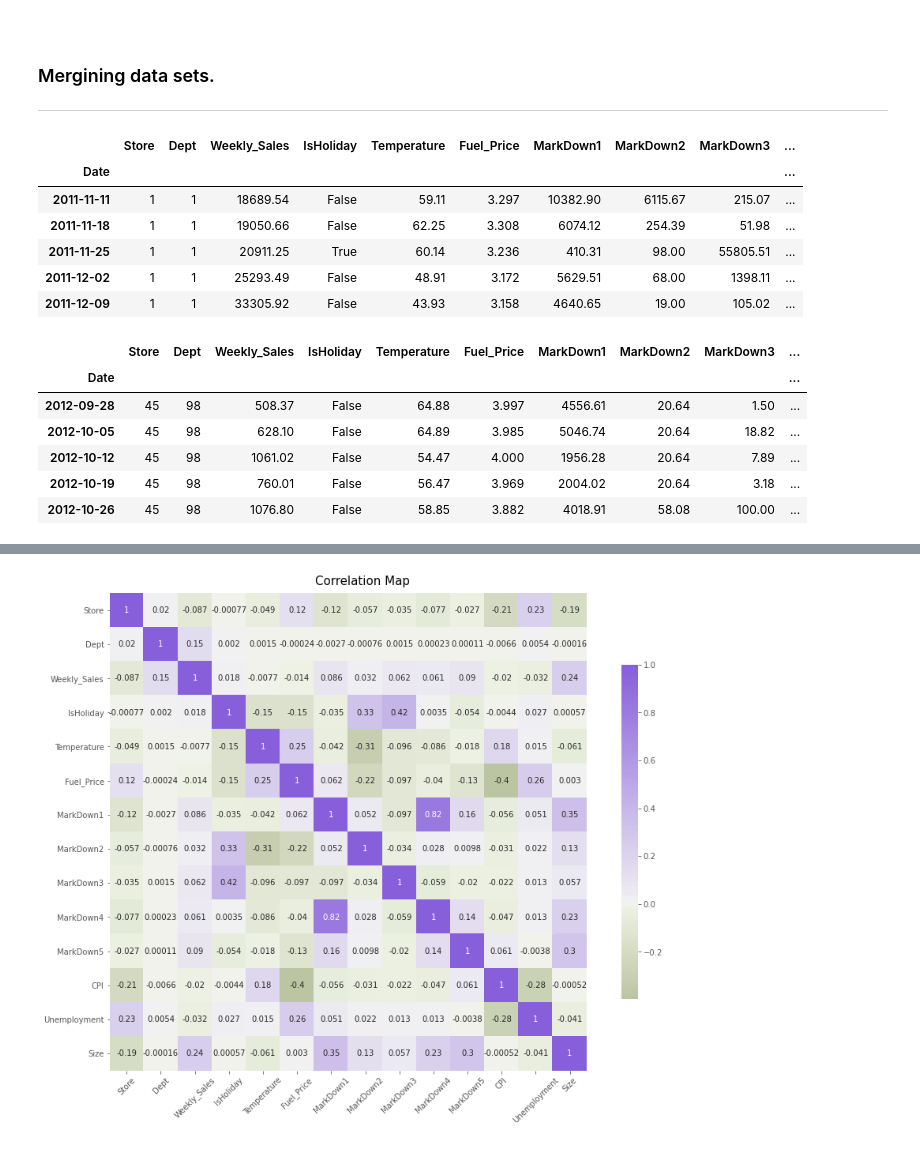
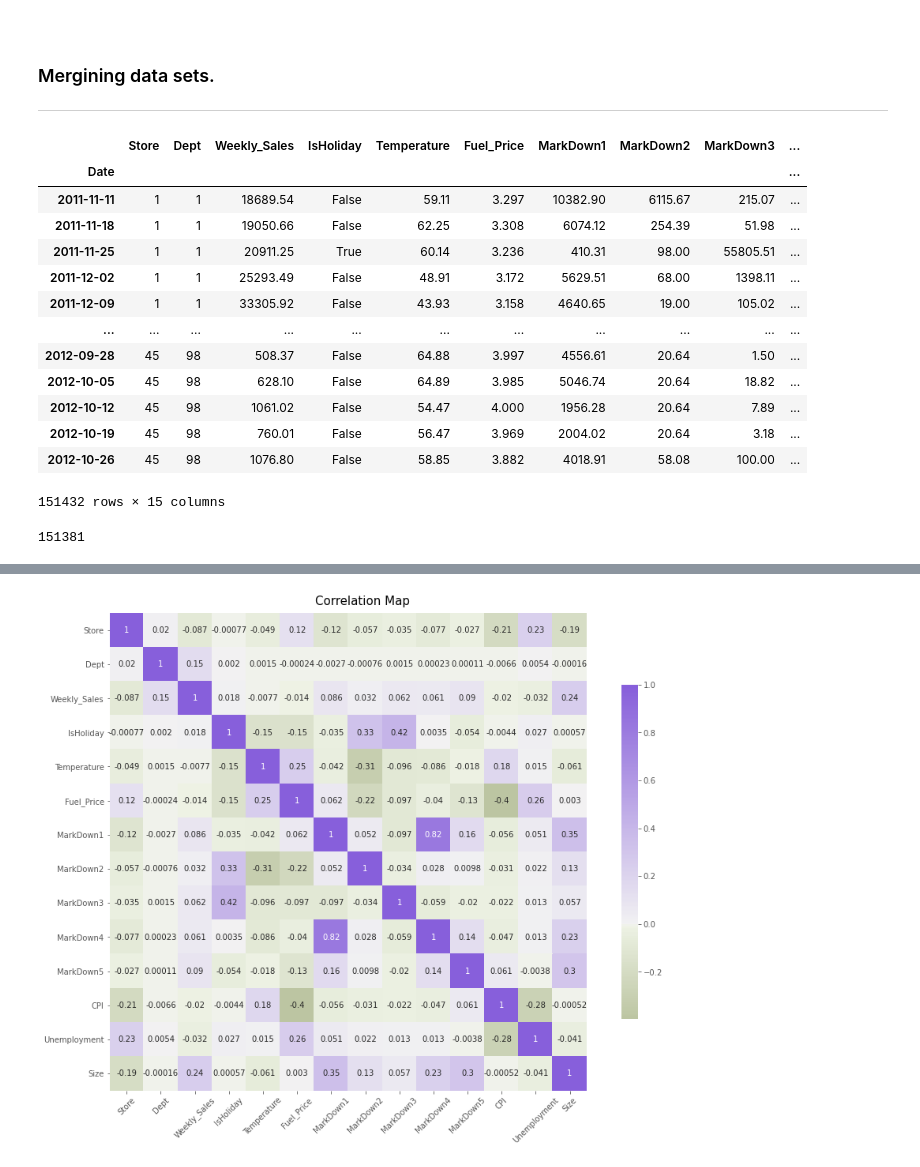
Before and after one commit to olgarozhdestvina/Sales-Forecasting, a Jupyter notebook: Sales Forecasting using Walmart Dataset.ipynb, the cells around one changed output, grey strips where cells are left out. Cells and saved outputs as stored; diff of their text form; code cells hidden in the pictures.

```diff
--- a/Sales Forecasting using Walmart Dataset.ipynb
+++ b/Sales Forecasting using Walmart Dataset.ipynb
@@ -446,26 +422,30 @@ ___
 # %%
 # Merge the dataframes into one.
 df = train.merge(features_train, on=['Store', 'IsHoliday', 'Date'],how='left').dropna()
 df = df.merge(cleaned_stores, on=['Store'], how='left')
-df['Date']=pd.to_datetime(df['Date'],infer_datetime_format=True)
+
+# Timedelta
+#df['Date'] = df['Date'] + pd.to_timedelta(df.groupby('Date').cumcount(), unit='m')
 df=df.set_index(['Date'])
+
 # Display the new dataframe with a date index.
-df.head()
+df
 # %% [output]
 |  | Store | Dept | Weekly_Sales | IsHoliday | Temperature | Fuel_Price | MarkDown1 | MarkDown2 | MarkDown3 | ... |
 | Date |  |  |  |  |  |  |  |  |  | ... |
 | 2011-11-11 | 1 | 1 | 18689.54 | False | 59.11 | 3.297 | 10382.90 | 6115.67 | 215.07 | ... |
 | 2011-11-18 | 1 | 1 | 19050.66 | False | 62.25 | 3.308 | 6074.12 | 254.39 | 51.98 | ... |
 | 2011-11-25 | 1 | 1 | 20911.25 | True | 60.14 | 3.236 | 410.31 | 98.00 | 55805.51 | ... |
 | 2011-12-02 | 1 | 1 | 25293.49 | False | 48.91 | 3.172 | 5629.51 | 68.00 | 1398.11 | ... |
 | 2011-12-09 | 1 | 1 | 33305.92 | False | 43.93 | 3.158 | 4640.65 | 19.00 | 105.02 | ... |
+| ... | ... | ... | ... | ... | ... | ... | ... | ... | ... | ... |
+| 2012-09-28 | 45 | 98 | 508.37 | False | 64.88 | 3.997 | 4556.61 | 20.64 | 1.50 | ... |
+| 2012-10-05 | 45 | 98 | 628.10 | False | 64.89 | 3.985 | 5046.74 | 20.64 | 18.82 | ... |
+| 2012-10-12 | 45 | 98 | 1061.02 | False | 54.47 | 4.000 | 1956.28 | 20.64 | 7.89 | ... |
+| 2012-10-19 | 45 | 98 | 760.01 | False | 56.47 | 3.969 | 2004.02 | 20.64 | 3.18 | ... |
+| 2012-10-26 | 45 | 98 | 1076.80 | False | 58.85 | 3.882 | 4018.91 | 58.08 | 100.00 | ... |
+151432 rows × 15 columns
-# %%
-df.tail()
-# %% [output]
-|  | Store | Dept | Weekly_Sales | IsHoliday | Temperature | Fuel_Price | MarkDown1 | MarkDown2 | MarkDown3 | ... |
-| Date |  |  |  |  |  |  |  |  |  | ... |
-| 2012-09-28 | 45 | 98 | 508.37 | False | 64.88 | 3.997 | 4556.61 | 20.64 | 1.50 | ... |
-| 2012-10-05 | 45 | 98 | 628.10 | False | 64.89 | 3.985 | 5046.74 | 20.64 | 18.82 | ... |
-| 2012-10-12 | 45 | 98 | 1061.02 | False | 54.47 | 4.000 | 1956.28 | 20.64 | 7.89 | ... |
-| 2012-10-19 | 45 | 98 | 760.01 | False | 56.47 | 3.969 | 2004.02 | 20.64 | 3.18 | ... |
-| 2012-10-26 | 45 | 98 | 1076.80 | False | 58.85 | 3.882 | 4018.91 | 58.08 | 100.00 | ... |
+# %%
+df.index.duplicated().sum()
+# %% [output]
+151381
```
Also changed, not shown: parts of 46 cells of this notebook, 1 other file.
